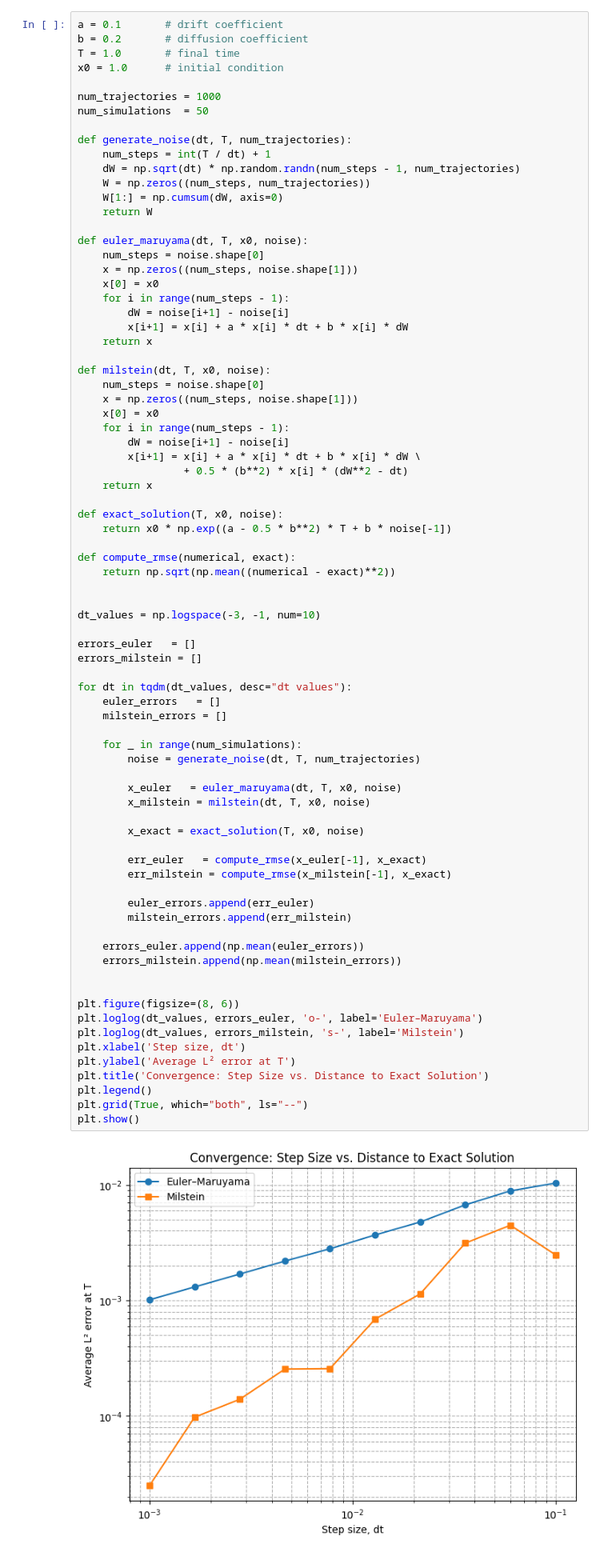
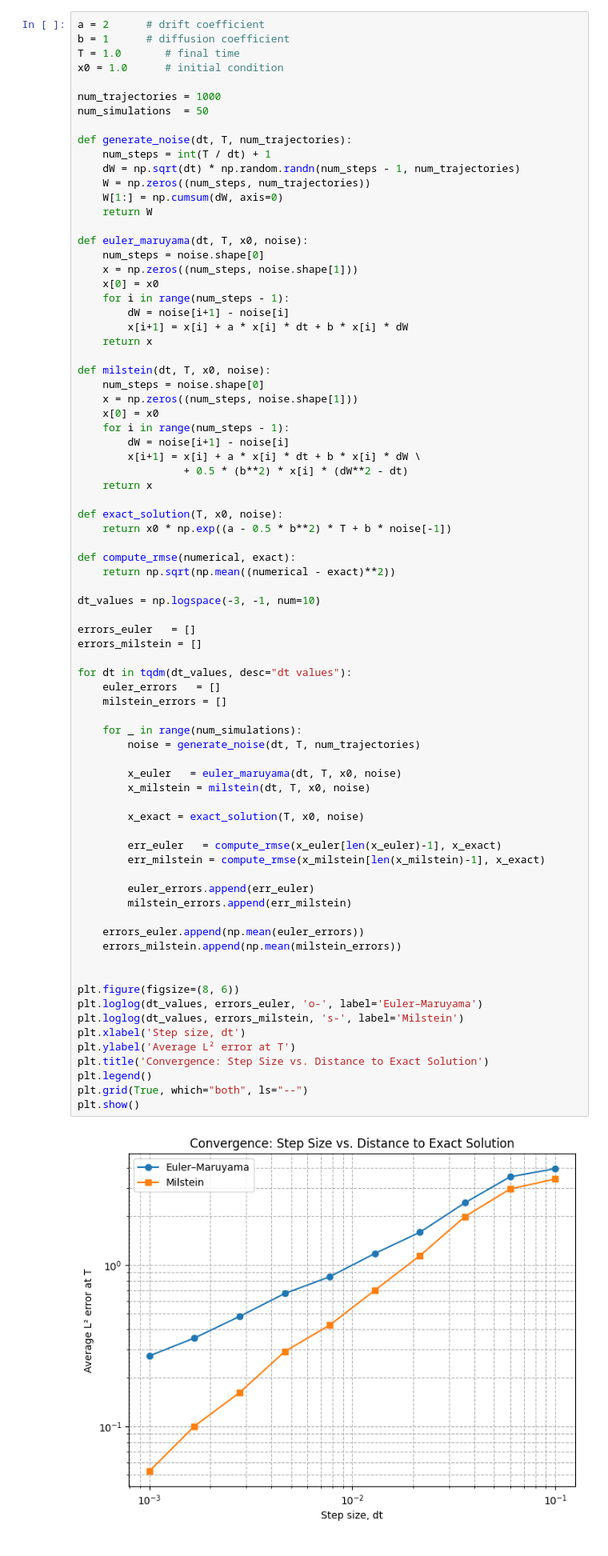
Before and after one commit to abhirao-03/stochastic-resonance, a Jupyter notebook: results/convergence_tester.ipynb, the cells around one changed output. Shown: that part at 80% size. Cells and saved outputs as stored; diff of their text form.

```diff
--- a/results/convergence_tester.ipynb
+++ b/results/convergence_tester.ipynb
@@ -6,8 +6,8 @@ from autograd import grad
 import matplotlib.pyplot as plt
 import scipy.stats as stats
 # %%
-a = 0.1       # drift coefficient
-b = 0.2       # diffusion coefficient
+a = 2      # drift coefficient
+b = 1      # diffusion coefficient
 T = 1.0       # final time
 x0 = 1.0      # initial condition
 
@@ -46,7 +46,6 @@ def exact_solution(T, x0, noise):
 def compute_rmse(numerical, exact):
     return np.sqrt(np.mean((numerical - exact)**2))
 
-
 dt_values = np.logspace(-3, -1, num=10)
 
 errors_euler   = []
@@ -55,33 +54,33 @@ errors_milstein = []
 for dt in tqdm(dt_values, desc="dt values"):
     euler_errors   = []
     milstein_errors = []
 
     for _ in range(num_simulations):
         noise = generate_noise(dt, T, num_trajectories)
 
         x_euler   = euler_maruyama(dt, T, x0, noise)
         x_milstein = milstein(dt, T, x0, noise)
 
         x_exact = exact_solution(T, x0, noise)
 
-        err_euler   = compute_rmse(x_euler[-1], x_exact)
-        err_milstein = compute_rmse(x_milstein[-1], x_exact)
+        err_euler   = compute_rmse(x_euler[len(x_euler)-1], x_exact)
+        err_milstein = compute_rmse(x_milstein[len(x_milstein)-1], x_exact)
 
         euler_errors.append(err_euler)
         milstein_errors.append(err_milstein)
 
     errors_euler.append(np.mean(euler_errors))
     errors_milstein.append(np.mean(milstein_errors))
 
 
 plt.figure(figsize=(8, 6))
 plt.loglog(dt_values, errors_euler, 'o-', label='Euler–Maruyama')
 plt.loglog(dt_values, errors_milstein, 's-', label='Milstein')
 plt.xlabel('Step size, dt')
 plt.ylabel('Average L² error at T')
 plt.title('Convergence: Step Size vs. Distance to Exact Solution')
 plt.legend()
 plt.grid(True, which="both", ls="--")
 plt.show()
 # %% [output]
-[figure, old version]
+[figure, new version]
```
Also changed, not shown: parts of 2 cells of this notebook.
